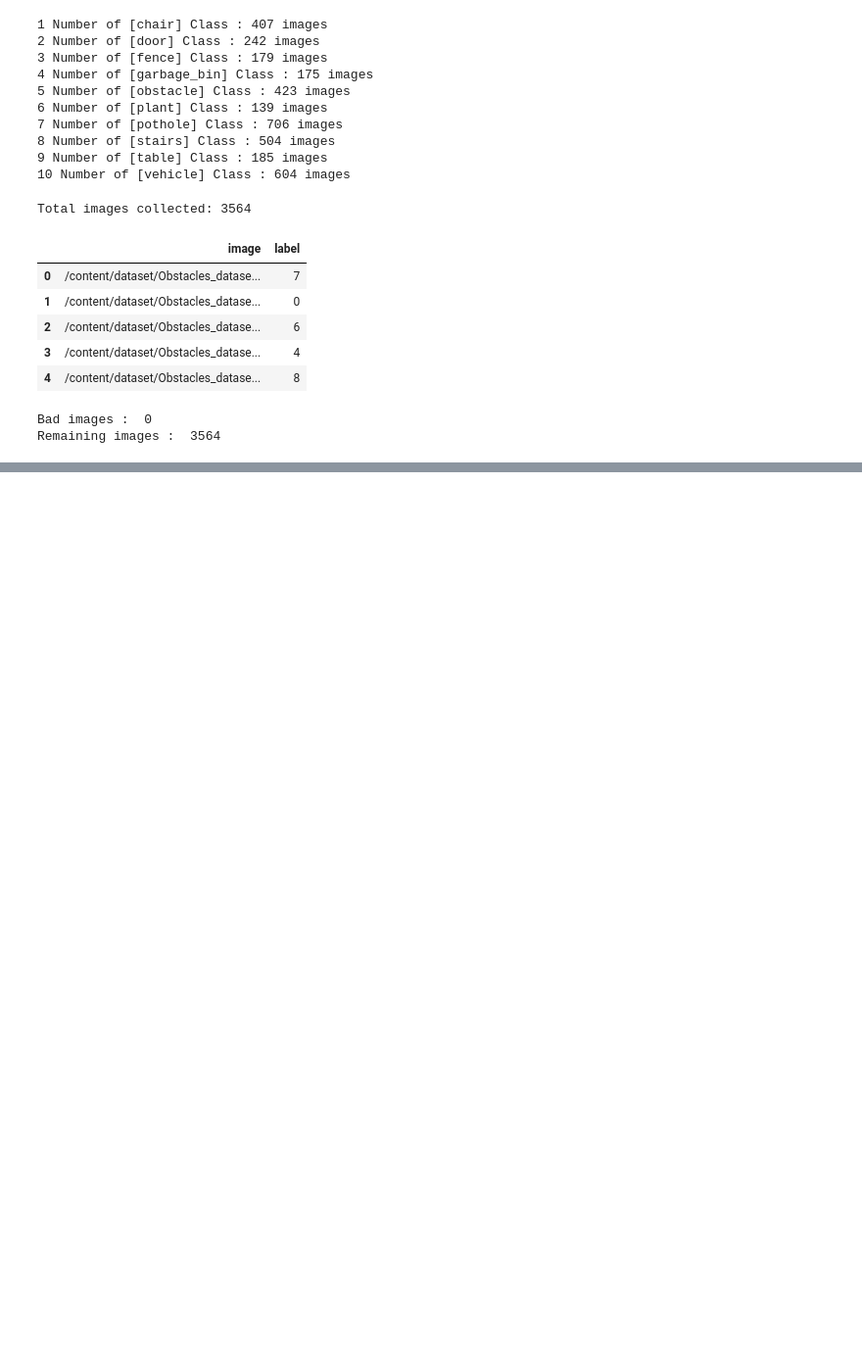
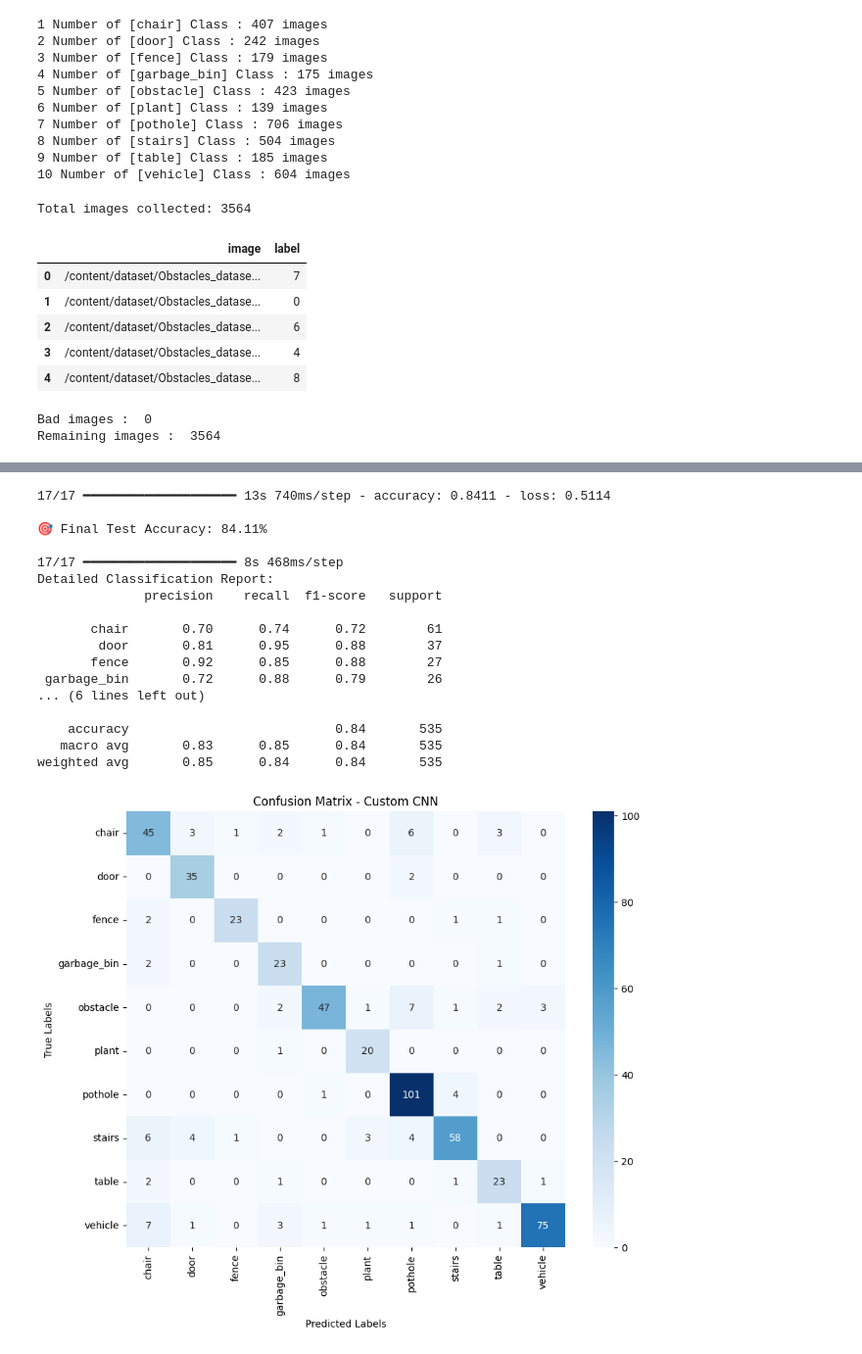
Before and after one commit to alwhshalkasr267-design/FinalProject, a Jupyter notebook: finalproject_2.ipynb, the cells around one changed output, grey strips where cells are left out. Shown at 98% size. Drawn from its saved outputs; the diff is of its cells as text; code cells hidden in the pictures; blank space fills up the shorter version.

```diff
--- a/finalproject_2.ipynb
+++ b/finalproject_2.ipynb
@@ -243,55 +197,40 @@ Model: "sequential"
 # %%
-import tensorflow as tf
-from tensorflow.keras.models import Sequential
-from tensorflow.keras.layers import Conv2D, MaxPooling2D, Flatten, Dense, Dropout, BatchNormalization
-
-model = Sequential([
-    # الطبقة الأولى
+model = models.Sequential([
     Conv2D(16, (3, 3), activation='relu', padding='same', input_shape=(224, 224, 3)),
     BatchNormalization(),
     MaxPooling2D((2, 2)),
 
-    # الطبقة الثانية
     Conv2D(32, (3, 3), activation='relu', padding='same'),
     BatchNormalization(),
     MaxPooling2D((2, 2)),
 
-    # الطبقة الثالثة
     Conv2D(64, (3, 3), activation='relu', padding='same'),
     BatchNormalization(),
     MaxPooling2D((2, 2)),
 
-    # الطبقة الرابعة
     Conv2D(128, (3, 3), activation='relu', padding='same'),
     BatchNormalization(),
     MaxPooling2D((2, 2)),
 
-    # الطبقة الخامسة
     Conv2D(256, (3, 3), activation='relu', padding='same'),
     BatchNormalization(),
     MaxPooling2D((2, 2)),
 
-    # تحويل الخرائط إلى متجه ثابت
     Flatten(),
 
-    # الطبقات الكثيفة الفُل تصنيف (Dense Layers) مع حماية الـ Dropout
     Dense(256, activation='relu'),
     BatchNormalization(),
-    Dropout(0.4), # يمنع حفظ البيانات العشوائي
+    Dropout(0.4),
 
     Dense(128, activation='relu'),
     BatchNormalization(),
     Dropout(0.3),
 
-    # طبقة المخرج النهائي بحجم الكلاسات لديك
     Dense(len(classes_names), activation='softmax')
 ])
-
-# الـ Optimizer المفضل للشبكات المصممة من الصفر
 model.compile(
     optimizer=tf.keras.optimizers.Adam(learning_rate=0.001),
     loss="categorical_crossentropy",
     metrics=["accuracy"]
 )
-
 model.summary()
@@ -324,7 +285,7 @@ history = model.fit(
     epochs=35,
     validation_data=test_it,
     class_weight=class_weights_dict,
-    callbacks=[early_stopping, checkpoint_callback] # دمجنا الوظيفتين هنا داخل القائمة
+    callbacks=[early_stopping, checkpoint_callback ,lr_reducer] # دمجنا الوظيفتين هنا داخل القائمة
 )
 # %% [output]
 Epoch 1/35
@@ -430,0 +294,37 @@ test_it_ordered = datagen.flow_from_dataframe(
+# %%
+test_loss, test_acc = model.evaluate(test_it)
+print(f"\n🎯 Final Test Accuracy: {test_acc*100:.2f}%\n")
+
+predictions = model.predict(test_it)
+y_pred = np.argmax(predictions, axis=1)
+y_true = test_it.classes
+
+print("Detailed Classification Report:")
+print(classification_report(y_true, y_pred, target_names=classes_names))
+
+plt.figure(figsize=(10, 8))
+sns.heatmap(confusion_matrix(y_true, y_pred), annot=True, fmt='d', cmap='Blues',
+            xticklabels=classes_names, yticklabels=classes_names)
+plt.xlabel('Predicted Labels')
+plt.ylabel('True Labels')
+plt.title('Confusion Matrix - Custom CNN')
+plt.show()
+# %% [output]
+17/17 ━━━━━━━━━━━━━━━━━━━━ 13s 740ms/step - accuracy: 0.8411 - loss: 0.5114
+
+🎯 Final Test Accuracy: 84.11%
+
+17/17 ━━━━━━━━━━━━━━━━━━━━ 8s 468ms/step
+Detailed Classification Report:
+              precision    recall  f1-score   support
+
+       chair       0.70      0.74      0.72        61
+        door       0.81      0.95      0.88        37
+       fence       0.92      0.85      0.88        27
+ garbage_bin       0.72      0.88      0.79        26
+... (6 lines left out)
+
+    accuracy                           0.84       535
+   macro avg       0.83      0.85      0.84       535
+weighted avg       0.85      0.84      0.84       535
+[figure, added]
```
Also changed, not shown: parts of 10 cells of this notebook.
